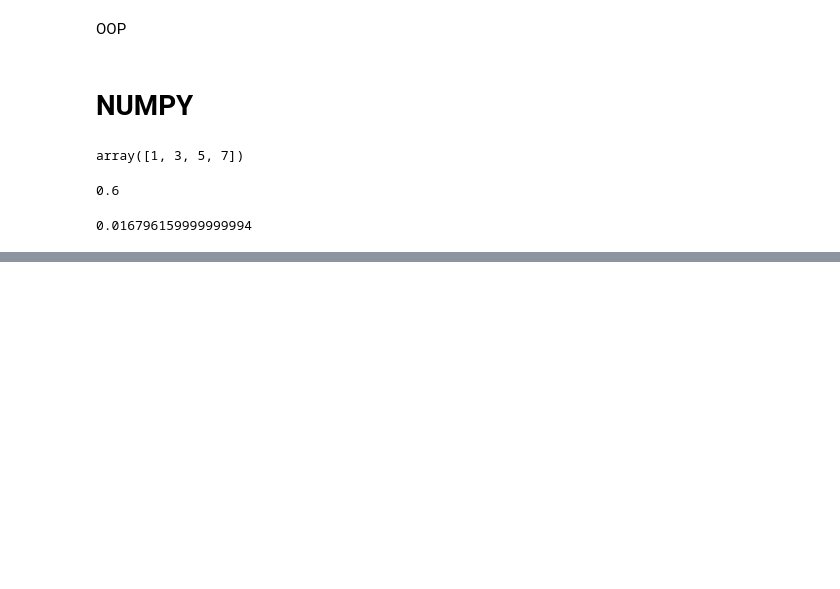
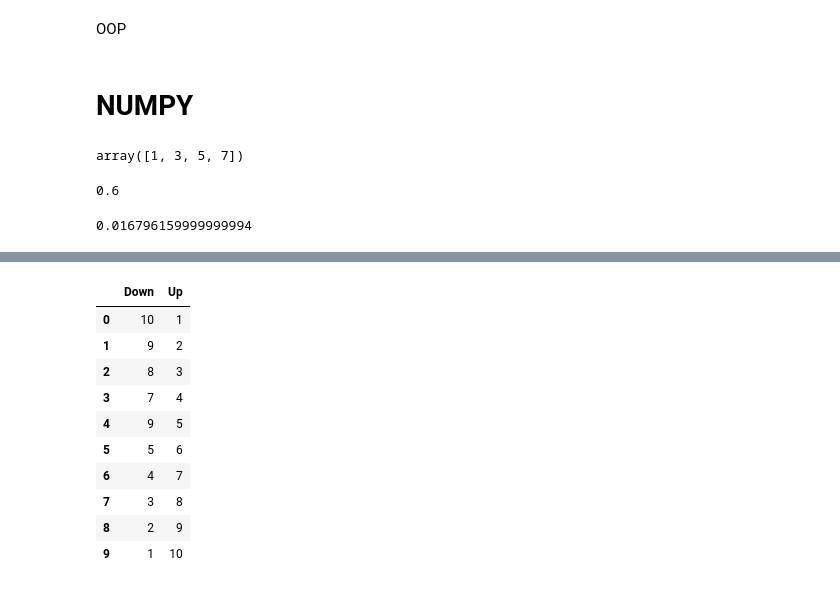
Before and after one commit to SmashAF/DSI_Study, a Jupyter notebook: Week1_Study_Sheet.ipynb, the cells around one changed output, grey strips where cells are left out. Cells and saved outputs as stored; diff of their text form; code cells hidden in the pictures; blank space fills up the shorter version.

```diff
--- a/Week1_Study_Sheet.ipynb
+++ b/Week1_Study_Sheet.ipynb
@@ -451,0 +564,19 @@ np.full((3,4), np.pi)
+# %%
+nums = range(10)
+
+down_up = pd.DataFrame(data =[[10,1],[9,2],[8,3],[7,4],[9,5], [5,6],[4,7],[3,8],[2,9], [1,10]], columns=['Down', 'Up'])
+
+#easier way
+# down_up = pd.DataFrame(data={'decreasing': range(10,0,-1), 'increasing':range(1,11)})
+# %% [output]
+|  | Down | Up |
+| 0 | 10 | 1 |
+| 1 | 9 | 2 |
+| 2 | 8 | 3 |
+| 3 | 7 | 4 |
+| 4 | 9 | 5 |
+| 5 | 5 | 6 |
+| 6 | 4 | 7 |
+| 7 | 3 | 8 |
+| 8 | 2 | 9 |
+| 9 | 1 | 10 |
```
Also changed, not shown: parts of 23 cells of this notebook, 3 other files.
